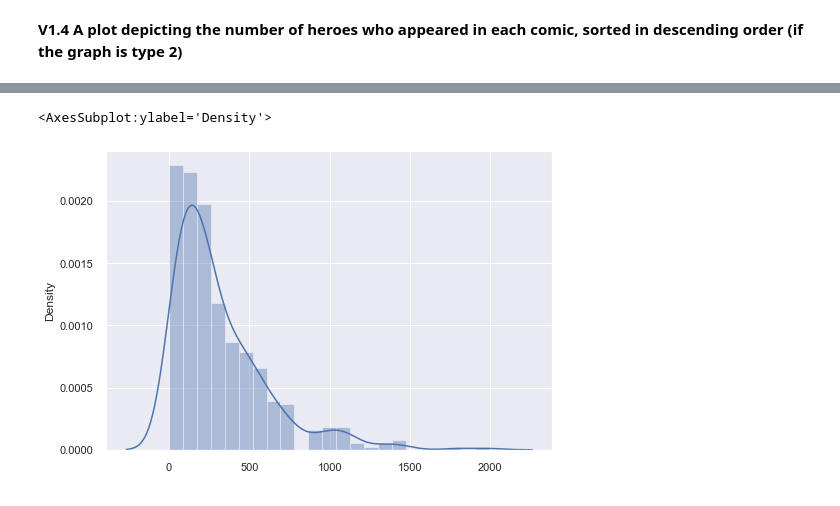
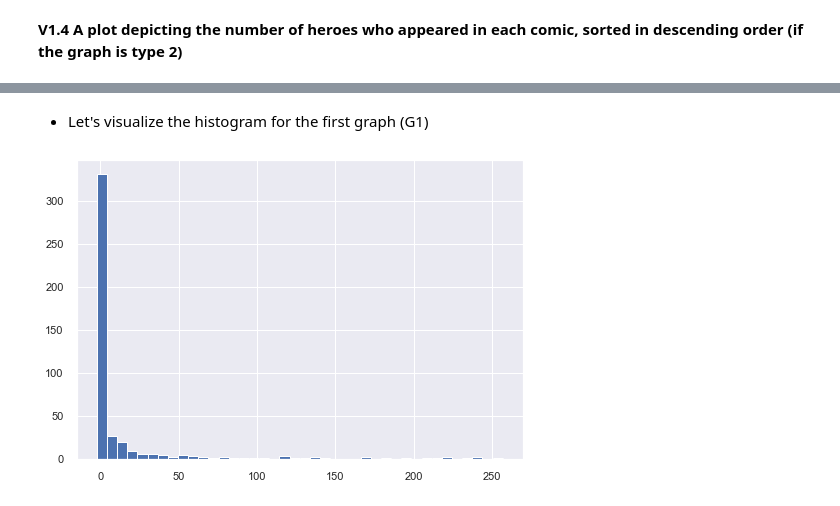
Before and after one commit to Gianlufrez/ADM_HW5, a Jupyter notebook: QUESTION1_GIANLUCA.ipynb, the cells around one changed output, grey strips where cells are left out. Cells and saved outputs as stored; diff of their text form; code cells hidden in the pictures.

```diff
--- a/QUESTION1_GIANLUCA.ipynb
+++ b/QUESTION1_GIANLUCA.ipynb
@@ -535,10 +922,12 @@ plt.show()
 # %%
-#QUESTO PENSO SIA SBAGLIATO... NON MI TORNANO I VALORI, RICONTROLLA
-values = list(distribution(G1))
+def histogram(graph):
+    # Let's recall the distribution function and save it inside plot_v5_G1
+    plot_v5 = distribution(graph)
 
-# Plot the density graph
-plt.hist(values, density=True, bins=10)
-plt.xlabel('Value')
-plt.ylabel('Density')
-plt.title('Density plot of values in the dictionary')
-plt.show()
+    # Extract the dictionary keys and values into two separate lists
+    keys = list(plot_v5.keys())
+    values = list(plot_v5.values())
+
+    # We decided to create the histogram choosing 40 bins
+    plt.hist(values, bins=40, align='left')
+    plt.show()
@@ -576,9 +933,0 @@ sns.kdeplot(values)
-# %%
-#OPPURE QUESTO
-values = list(distribution(G1))
-
-# Plot the density curve and histogram
-sns.distplot(values)
-# %% [output]
-<AxesSubplot:ylabel='Density'>
-[figure, removed]
@@ -584,0 +944,6 @@ sns.distplot(values)
+# %% [markdown]
+- Let's visualize the histogram for the first graph (G1)
+# %%
+histogram(G1)
+# %% [output]
+[figure, added]
```
Also changed, not shown: parts of 113 cells of this notebook.
